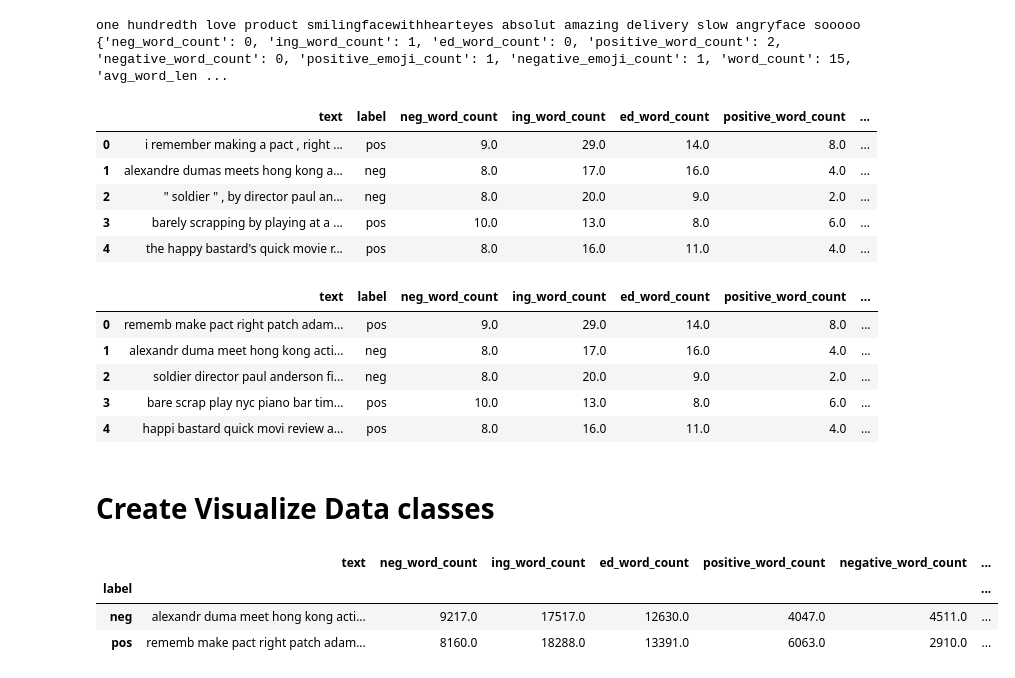
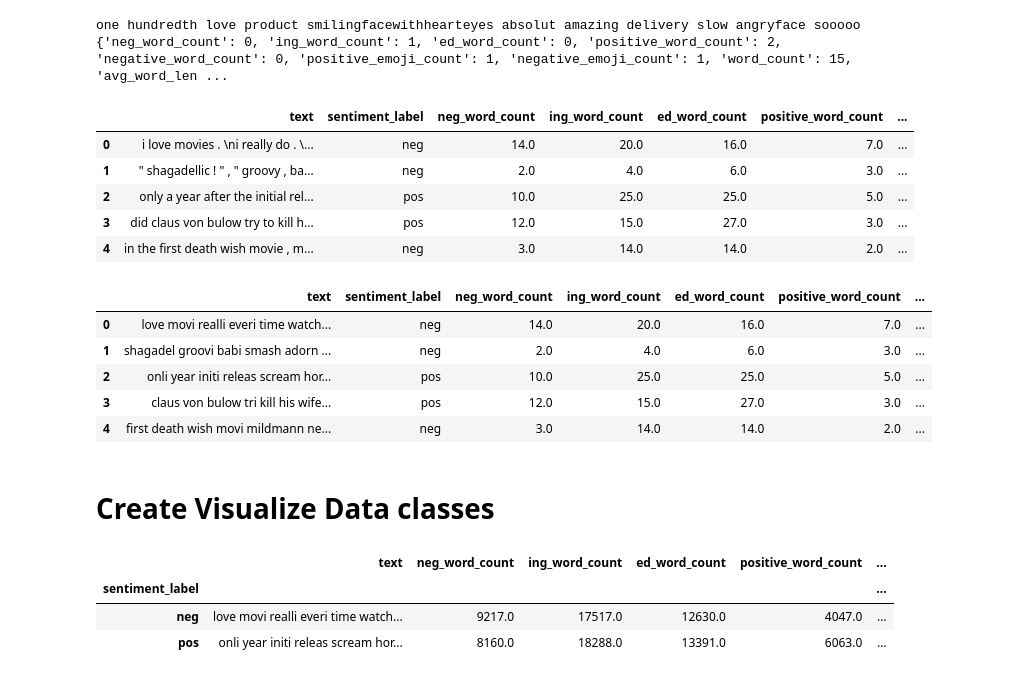
Before and after one commit to amjadAwad95/sentiment-analysis, a Jupyter notebook: main.ipynb, the cells around one changed output. Cells and saved outputs as stored; diff of their text form; code cells hidden in the pictures.

```diff
--- a/main.ipynb
+++ b/main.ipynb
@@ -200,7 +202,7 @@ class DataLoder:
             for filename in glob(f"{self.path}/{label}/*.txt"):
                 with open(filename, "r", encoding="utf-8") as file:
                     text = file.read()
-                    data.append({"text":text,"label":label})
+                    data.append({"text":text,"sentiment_label":label})
         if self.shuffle:
             random.shuffle(data)
         df = pd.DataFrame(data)
@@ -461,12 +463,12 @@ expanded=sentiment_data["text"].apply(extract_features).apply(pd.Series)
 sentiment_data=sentiment_data.join(expanded)
 sentiment_data.head(5)
 # %% [output]
-|  | text | label | neg_word_count | ing_word_count | ed_word_count | positive_word_count | ... |
-| 0 | i remember making a pact , right ... | pos | 9.0 | 29.0 | 14.0 | 8.0 | ... |
-| 1 | alexandre dumas meets hong kong a... | neg | 8.0 | 17.0 | 16.0 | 4.0 | ... |
-| 2 | " soldier " , by director paul an... | neg | 8.0 | 20.0 | 9.0 | 2.0 | ... |
-| 3 | barely scrapping by playing at a ... | pos | 10.0 | 13.0 | 8.0 | 6.0 | ... |
-| 4 | the happy bastard's quick movie r... | pos | 8.0 | 16.0 | 11.0 | 4.0 | ... |
+|  | text | sentiment_label | neg_word_count | ing_word_count | ed_word_count | positive_word_count | ... |
+| 0 | i love movies . \ni really do . \... | neg | 14.0 | 20.0 | 16.0 | 7.0 | ... |
+| 1 | " shagadellic ! " , " groovy , ba... | neg | 2.0 | 4.0 | 6.0 | 3.0 | ... |
+| 2 | only a year after the initial rel... | pos | 10.0 | 25.0 | 25.0 | 5.0 | ... |
+| 3 | did claus von bulow try to kill h... | pos | 12.0 | 15.0 | 27.0 | 3.0 | ... |
+| 4 | in the first death wish movie , m... | neg | 3.0 | 14.0 | 14.0 | 2.0 | ... |
 # %%
 def text_preprocessing(text:str):
     preprocessed_text=preprocessing_pipeline.transform(text)
@@ -475,12 +477,12 @@ def text_preprocessing(text:str):
 sentiment_data["text"]=sentiment_data["text"].apply(text_preprocessing)
 sentiment_data.head(5)
 # %% [output]
-|  | text | label | neg_word_count | ing_word_count | ed_word_count | positive_word_count | ... |
-| 0 | rememb make pact right patch adam... | pos | 9.0 | 29.0 | 14.0 | 8.0 | ... |
-| 1 | alexandr duma meet hong kong acti... | neg | 8.0 | 17.0 | 16.0 | 4.0 | ... |
-| 2 | soldier director paul anderson fi... | neg | 8.0 | 20.0 | 9.0 | 2.0 | ... |
-| 3 | bare scrap play nyc piano bar tim... | pos | 10.0 | 13.0 | 8.0 | 6.0 | ... |
-| 4 | happi bastard quick movi review a... | pos | 8.0 | 16.0 | 11.0 | 4.0 | ... |
+|  | text | sentiment_label | neg_word_count | ing_word_count | ed_word_count | positive_word_count | ... |
+| 0 | love movi realli everi time watch... | neg | 14.0 | 20.0 | 16.0 | 7.0 | ... |
+| 1 | shagadel groovi babi smash adorn ... | neg | 2.0 | 4.0 | 6.0 | 3.0 | ... |
+| 2 | onli year initi releas scream hor... | pos | 10.0 | 25.0 | 25.0 | 5.0 | ... |
+| 3 | claus von bulow tri kill his wife... | pos | 12.0 | 15.0 | 27.0 | 3.0 | ... |
+| 4 | first death wish movi mildmann ne... | neg | 3.0 | 14.0 | 14.0 | 2.0 | ... |
 # %% [markdown]
 # Create Visualize Data classes
 # %%
@@ -511,11 +513,11 @@ class BarVisualize(Visualize):
         ax.grid(self.grid)
         plt.show()
 # %%
-data_sum=sentiment_data.groupby('label').sum()
+data_sum=sentiment_data.groupby('sentiment_label').sum()
 data_sum
 # %% [output]
-|  | text | neg_word_count | ing_word_count | ed_word_count | positive_word_count | negative_word_count | ... |
-| label |  |  |  |  |  |  | ... |
-| neg | alexandr duma meet hong kong acti... | 9217.0 | 17517.0 | 12630.0 | 4047.0 | 4511.0 | ... |
-| pos | rememb make pact right patch adam... | 8160.0 | 18288.0 | 13391.0 | 6063.0 | 2910.0 | ... |
+|  | text | neg_word_count | ing_word_count | ed_word_count | positive_word_count | ... |
+| sentiment_label |  |  |  |  |  | ... |
+| neg | love movi realli everi time watch... | 9217.0 | 17517.0 | 12630.0 | 4047.0 | ... |
+| pos | onli year initi releas scream hor... | 8160.0 | 18288.0 | 13391.0 | 6063.0 | ... |
 # %%
```
Also changed, not shown: parts of 22 cells of this notebook.
